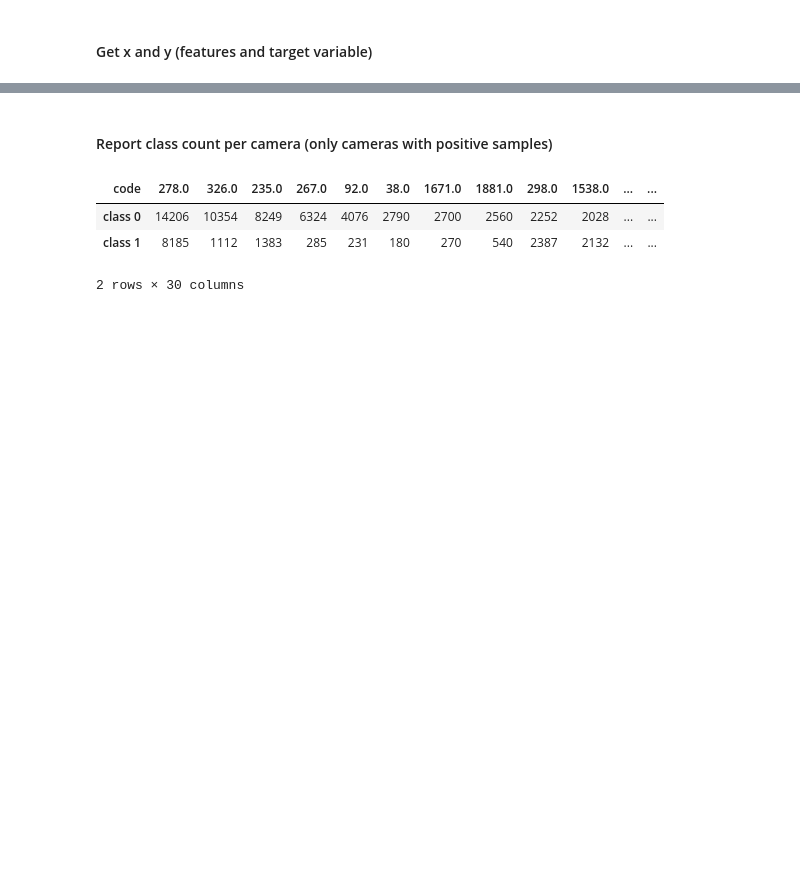
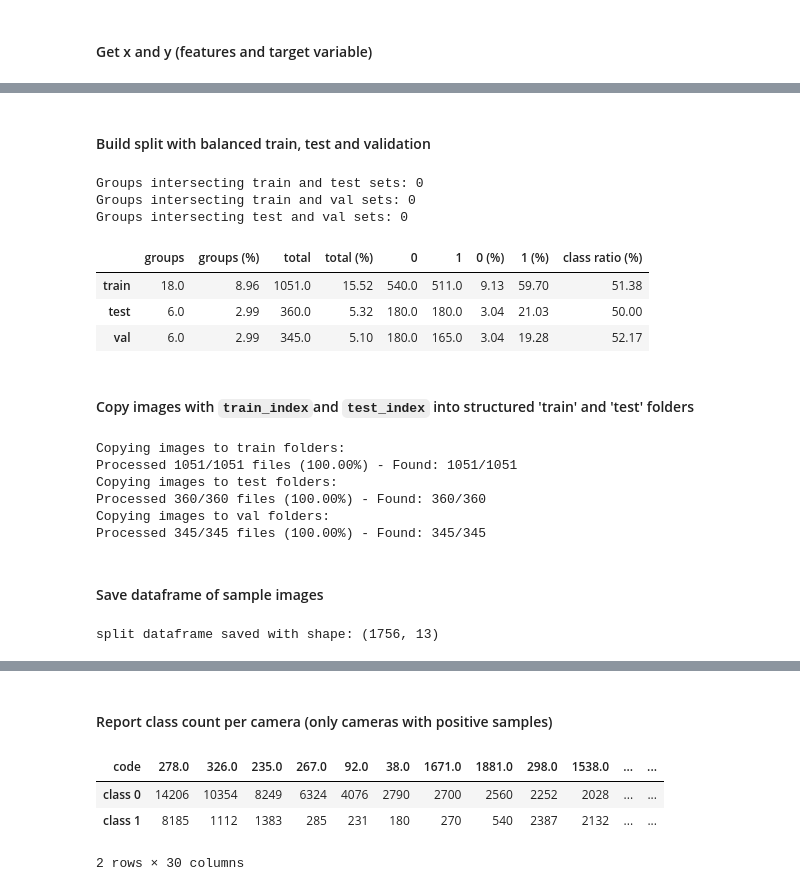
Before and after one commit to luisresende13/octa-flood-images, a Jupyter notebook: Split + Copy Images to Folder.ipynb, the cells around one changed output, grey strips where cells are left out. Drawn from its saved outputs; the diff is of its cells as text; code cells hidden in the pictures; blank space fills up the shorter version.

```diff
--- a/Split + Copy Images to Folder.ipynb
+++ b/Split + Copy Images to Folder.ipynb
@@ -172,0 +391,63 @@ def report_class_count_per_group(Y, groups):
+# %% [markdown]
+#### Build split with balanced train, test and validation
+# %%
+train_index = y_even[groups_even.isin(codes_1_train)].index
+test_index = y_even[groups_even.isin(codes_1_test)].index
+val_index = y_even[groups_even.isin(codes_1_val)].index
+
+display(group_split_report(y_even, groups_even, train_index, test_index, val_index))
+# group_class_count_plot(y, groups, train_index, test_index, val_index)
+# %% [output]
+Groups intersecting train and test sets: 0
+Groups intersecting train and val sets: 0
+Groups intersecting test and val sets: 0
+|  | groups | groups (%) | total | total (%) | 0 | 1 | 0 (%) | 1 (%) | class ratio (%) |
+| train | 18.0 | 8.96 | 1051.0 | 15.52 | 540.0 | 511.0 | 9.13 | 59.70 | 51.38 |
+| test | 6.0 | 2.99 | 360.0 | 5.32 | 180.0 | 180.0 | 3.04 | 21.03 | 50.00 |
+| val | 6.0 | 2.99 | 345.0 | 5.10 | 180.0 | 165.0 | 3.04 | 19.28 | 52.17 |
+# %% [markdown]
+#### Copy images with `train_index`and `test_index` into structured 'train' and 'test' folders
+# %%
+from modules.octa_video_util import copy_images_to_folders
+
+base_directory = 'data/images'
+target_directory = 'data/splits/balanced_train'
+
+# dataset = data.copy()
+dataset = data.copy()
+file_path_field = 'file_path'
+label_field = 'flood'
+
+copy_images_to_folders(
+    base_directory, target_directory, dataset,
+    train_index, test_index, val_index,
+    file_path_field=file_path_field, tag_field=label_field
+)
+# %% [output]
+Copying images to train folders:
+Processed 1051/1051 files (100.00%) - Found: 1051/1051
+Copying images to test folders:
+Processed 360/360 files (100.00%) - Found: 360/360
+Copying images to val folders:
+Processed 345/345 files (100.00%) - Found: 345/345
+# %% [markdown]
+#### Save dataframe of sample images
+# %%
+import os
+
+os.makedirs(target_directory, exist_ok=True)
+
+data_train = data.loc[train_index].copy()
+data_test = data.loc[test_index].copy()
+data_val = data.loc[val_index].copy()
+
+data_train['set'] = 'train'
+data_test['set'] = 'test'
+data_val['set'] = 'val'
+
+data_split_df = pd.concat([data_train, data_test, data_val])
+
+data_split_df.to_csv(f'{target_directory}/images.csv')
+print(f'split dataframe saved with shape: {data_split_df.shape}')
+# %% [output]
+split dataframe saved with shape: (1756, 13)
```
Also changed, not shown: parts of 42 cells of this notebook, 4 other files.
